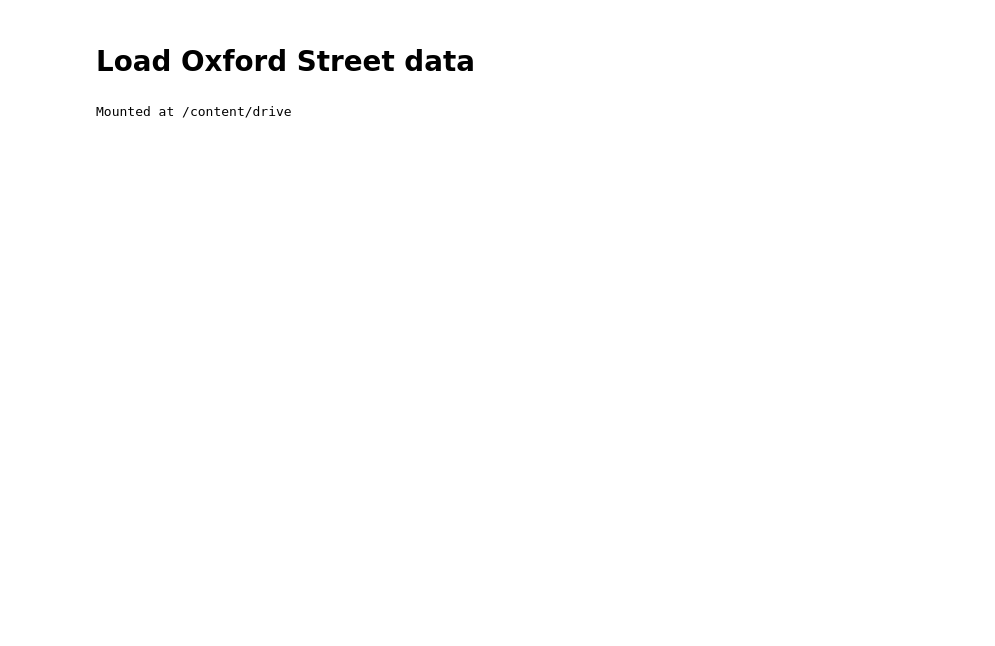
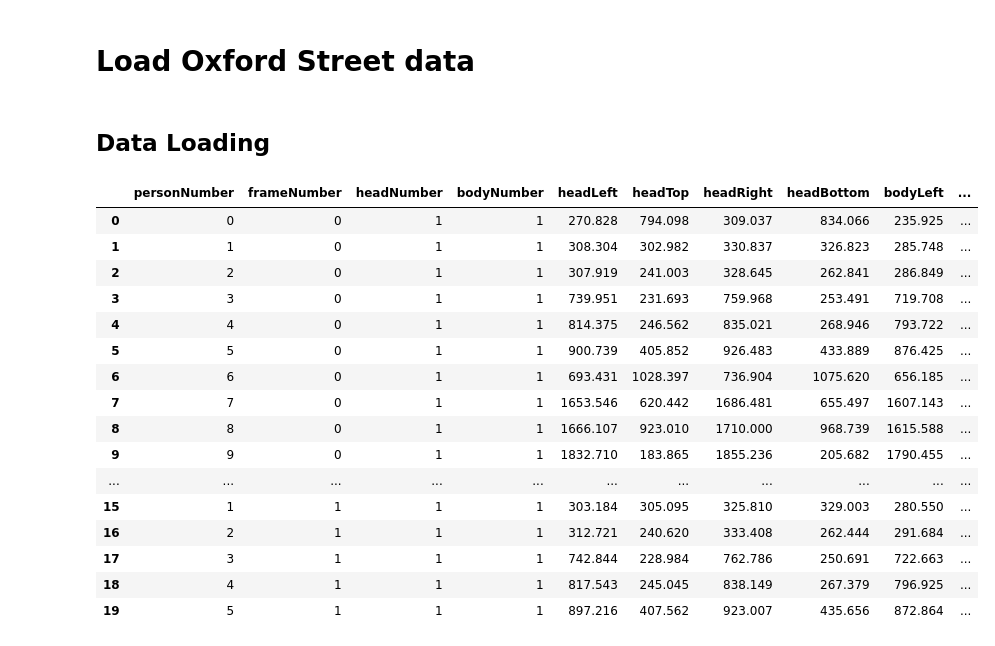
Before and after one commit to Raphaaella/CNN-to-Evaluate-Social-Distancing-Measures, a Jupyter notebook: 01_code/Load_Oxford_data.ipynb, the cells around one changed output. Cells and saved outputs as stored; diff of their text form; code cells hidden in the pictures; blank space fills up the shorter version.

Commit message:
Oxford start YOLO

```diff
--- a/01_code/Load_Oxford_data.ipynb
+++ b/01_code/Load_Oxford_data.ipynb
@@ -6,5 +2,0 @@ import pandas as pd
-# %%
-from google.colab import drive
-drive.mount('/content/drive')
-# %% [output]
-Mounted at /content/drive
@@ -11,4 +19,24 @@ Mounted at /content/drive
+# %% [markdown]
+## Data Loading
 # %%
-data = pd.read_csv('drive/MyDrive/DLSS/TownCentreXVID.mp4',names= ['personNumber', 'frameNumber',
-                                'headNumber', 'bodyNumber', 'headLeft', 'headTop', 'headRight', 'headBottom', 'bodyleft', 'bodyTop', 'bodyRight', 'bodyBottom'])
-data.head()
+data = pd.read_csv('CNN-to-Evaluate-Social-Distancing-Measures/02_data/Oxford_Data_at/TownCentre-groundtruth.top', names= ['personNumber', 'frameNumber',
+                                'headNumber', 'bodyNumber', 'headLeft', 'headTop', 'headRight', 'headBottom', 'bodyLeft', 'bodyTop', 'bodyRight', 'bodyBottom'])
+data.head(20)
+# %% [output]
+|  | personNumber | frameNumber | headNumber | bodyNumber | headLeft | headTop | headRight | headBottom | bodyLeft | ... |
+| 0 | 0 | 0 | 1 | 1 | 270.828 | 794.098 | 309.037 | 834.066 | 235.925 | ... |
+| 1 | 1 | 0 | 1 | 1 | 308.304 | 302.982 | 330.837 | 326.823 | 285.748 | ... |
+| 2 | 2 | 0 | 1 | 1 | 307.919 | 241.003 | 328.645 | 262.841 | 286.849 | ... |
+| 3 | 3 | 0 | 1 | 1 | 739.951 | 231.693 | 759.968 | 253.491 | 719.708 | ... |
+| 4 | 4 | 0 | 1 | 1 | 814.375 | 246.562 | 835.021 | 268.946 | 793.722 | ... |
+| 5 | 5 | 0 | 1 | 1 | 900.739 | 405.852 | 926.483 | 433.889 | 876.425 | ... |
+| 6 | 6 | 0 | 1 | 1 | 693.431 | 1028.397 | 736.904 | 1075.620 | 656.185 | ... |
+| 7 | 7 | 0 | 1 | 1 | 1653.546 | 620.442 | 1686.481 | 655.497 | 1607.143 | ... |
+| 8 | 8 | 0 | 1 | 1 | 1666.107 | 923.010 | 1710.000 | 968.739 | 1615.588 | ... |
+| 9 | 9 | 0 | 1 | 1 | 1832.710 | 183.865 | 1855.236 | 205.682 | 1790.455 | ... |
+| ... | ... | ... | ... | ... | ... | ... | ... | ... | ... | ... |
+| 15 | 1 | 1 | 1 | 1 | 303.184 | 305.095 | 325.810 | 329.003 | 280.550 | ... |
+| 16 | 2 | 1 | 1 | 1 | 312.721 | 240.620 | 333.408 | 262.444 | 291.684 | ... |
+| 17 | 3 | 1 | 1 | 1 | 742.844 | 228.984 | 762.786 | 250.691 | 722.663 | ... |
+| 18 | 4 | 1 | 1 | 1 | 817.543 | 245.045 | 838.149 | 267.379 | 796.925 | ... |
+| 19 | 5 | 1 | 1 | 1 | 897.216 | 407.562 | 923.007 | 435.656 | 872.864 | ... |
```
Also changed, not shown: parts of 24 cells of this notebook.
